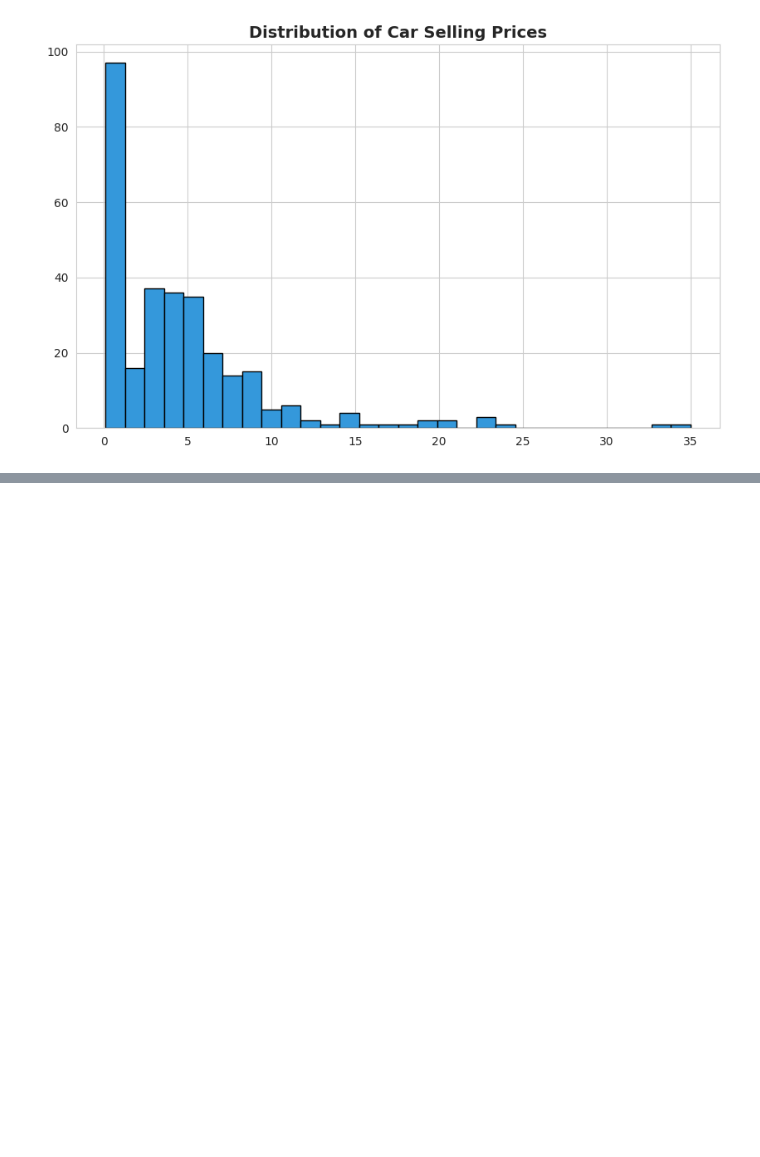
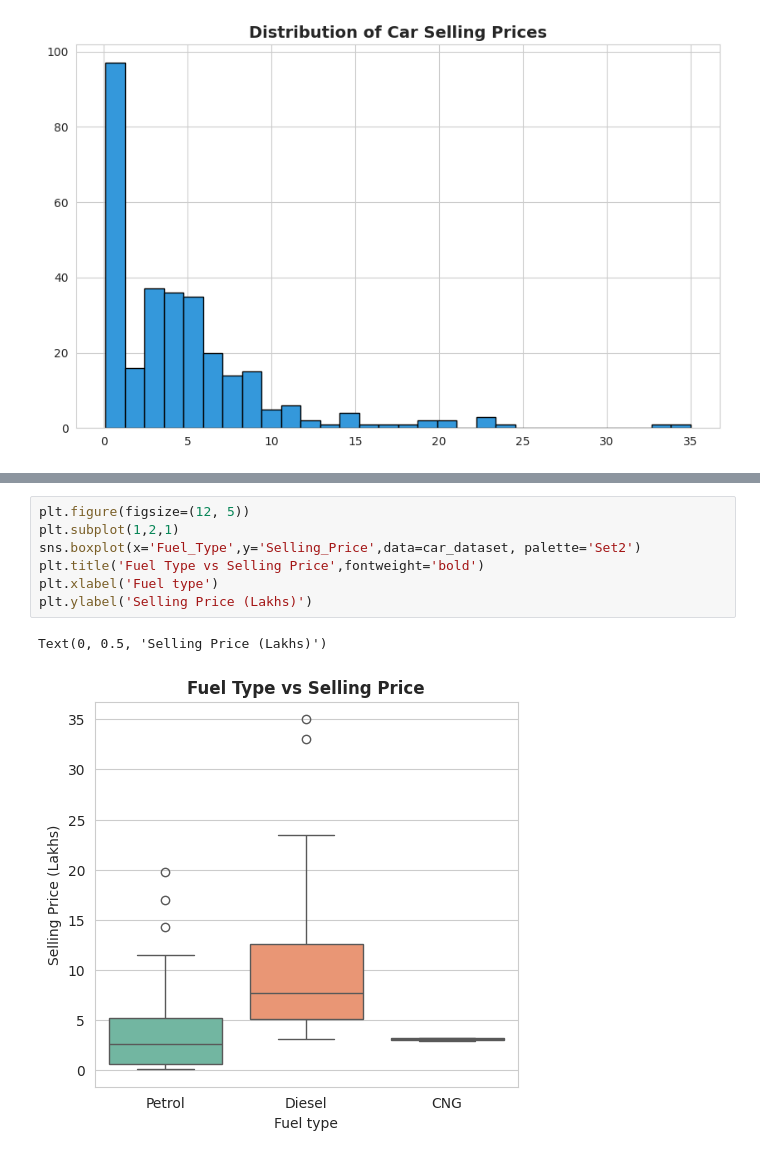
Before and after one commit to Ankush0071/Car-price-prediction-project-, a Jupyter notebook: Car_price_prediction_project_.ipynb, the cells around one changed output, grey strips where cells are left out. Cells and saved outputs as stored; diff of their text form; blank space fills up the shorter version.

```diff
--- a/Car_price_prediction_project_.ipynb
+++ b/Car_price_prediction_project_.ipynb
@@ -106,0 +116,10 @@ Text(0.5, 1.0, 'Distribution of Car Selling Prices')
+# %%
+plt.figure(figsize=(12, 5))
+plt.subplot(1,2,1)
+sns.boxplot(x='Fuel_Type',y='Selling_Price',data=car_dataset, palette='Set2')
+plt.title('Fuel Type vs Selling Price',fontweight='bold')
+plt.xlabel('Fuel type')
+plt.ylabel('Selling Price (Lakhs)')
+# %% [output]
+Text(0, 0.5, 'Selling Price (Lakhs)')
+[figure, added]
```
Also changed, not shown: parts of 1 cell of this notebook.
